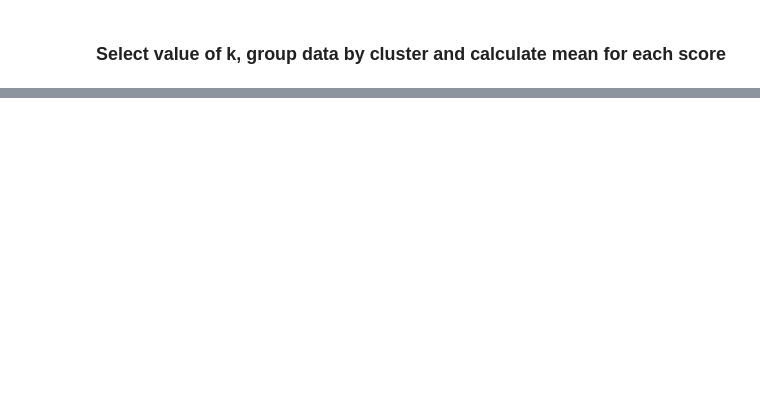
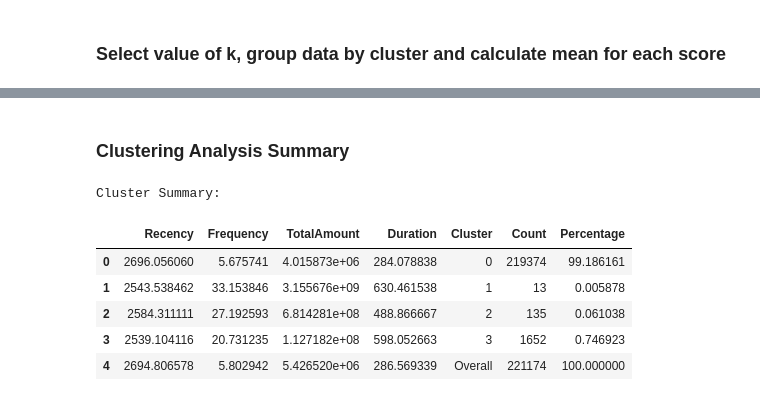
Before and after one commit to minhnguyenquang1709/gp-datamining, a Jupyter notebook: clustering.ipynb, the cells around one changed output, grey strips where cells are left out. Cells and saved outputs as stored; diff of their text form; code cells hidden in the pictures; blank space fills up the shorter version.

```diff
--- a/clustering.ipynb
+++ b/clustering.ipynb
@@ -130,0 +148,47 @@ Silhouette score =  0.7162285730815076
+# %% [markdown]
+### Clustering Analysis Summary
+# %%
+# Create a copy of X_kmeans
+X_kmeans = clustering_df.copy()
+
+clustering_df[['Recency', 'Frequency', 'TotalAmount', 'Duration']] = clustering_df[['Recency', 'Frequency', 'TotalAmount', 'Duration']].astype(int)
+
+# Group by cluster and calculate the mean for each score
+clustering_df['Cluster'] = KMeans(n_clusters=4, random_state=111).fit_predict(clustering_df)
+cluster_means = clustering_df.groupby('Cluster').mean()
+
+# Calculate the number of records and percentage for each cluster
+cluster_counts = clustering_df['Cluster'].value_counts().sort_index()
+cluster_percentages = (cluster_counts / len(clustering_df)) * 100
+cluster_counts_summary = pd.DataFrame({
+    'Cluster': cluster_counts.index,
+    'Count': cluster_counts.values,
+    'Percentage': cluster_percentages.values
+})
+
+# Calculate the overall mean for each score
+overall_mean = clustering_df[['Recency', 'Frequency', 'TotalAmount', 'Duration']].mean()
+overall_mean.name = 'Overall'
+
+# Merge cluster_summary with cluster_counts
+cluster_summary = cluster_means.merge(cluster_counts_summary, left_index=True, right_on='Cluster')
+
+# Append the overall mean to the cluster summary
+overall_summary = pd.DataFrame([overall_mean], columns=cluster_summary.columns[:-2])
+overall_summary['Cluster'] = 'Overall'
+overall_summary['Count'] = len(clustering_df)
+overall_summary['Percentage'] = 100.0
+
+cluster_summary = pd.concat([cluster_summary, overall_summary], ignore_index=True)
+
+# Display the results
+print("Cluster Summary:")
+display(cluster_summary)
+# %% [output]
+Cluster Summary:
+|  | Recency | Frequency | TotalAmount | Duration | Cluster | Count | Percentage |
+| 0 | 2696.056060 | 5.675741 | 4.015873e+06 | 284.078838 | 0 | 219374 | 99.186161 |
+| 1 | 2543.538462 | 33.153846 | 3.155676e+09 | 630.461538 | 1 | 13 | 0.005878 |
+| 2 | 2584.311111 | 27.192593 | 6.814281e+08 | 488.866667 | 2 | 135 | 0.061038 |
+| 3 | 2539.104116 | 20.731235 | 1.127182e+08 | 598.052663 | 3 | 1652 | 0.746923 |
+| 4 | 2694.806578 | 5.802942 | 5.426520e+06 | 286.569339 | Overall | 221174 | 100.000000 |
```
Also changed, not shown: parts of 18 cells of this notebook.
